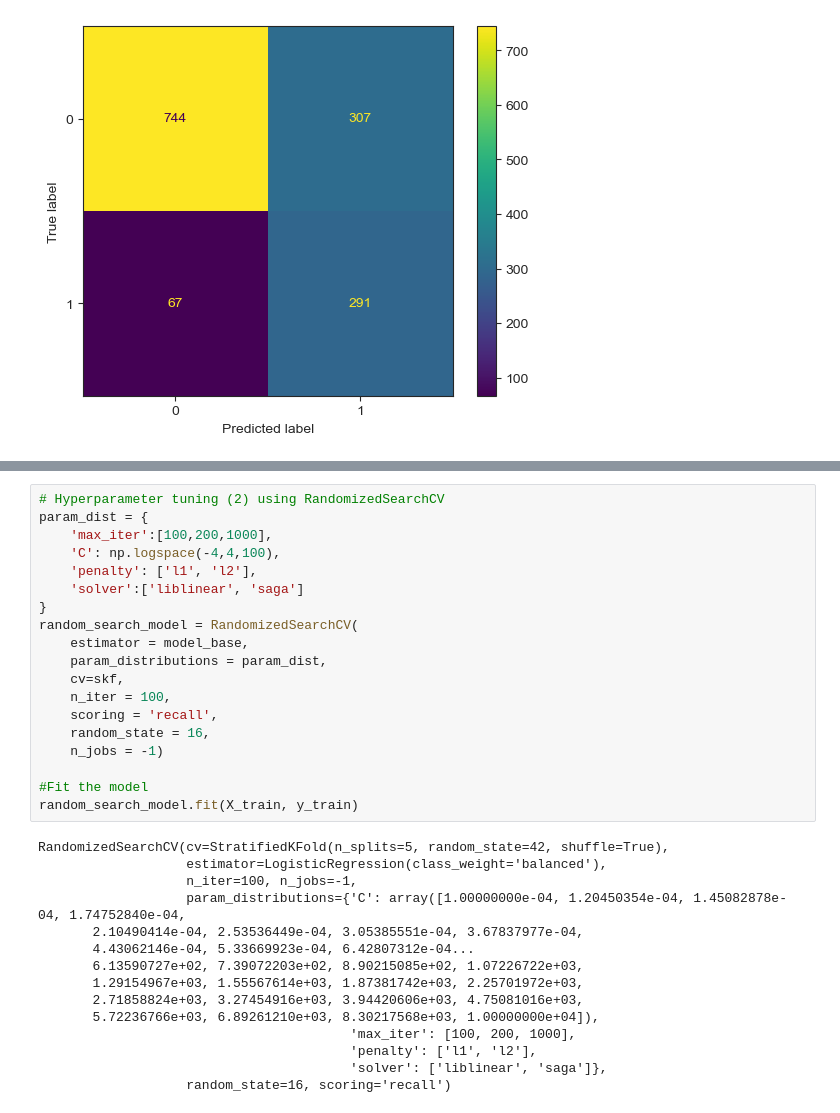
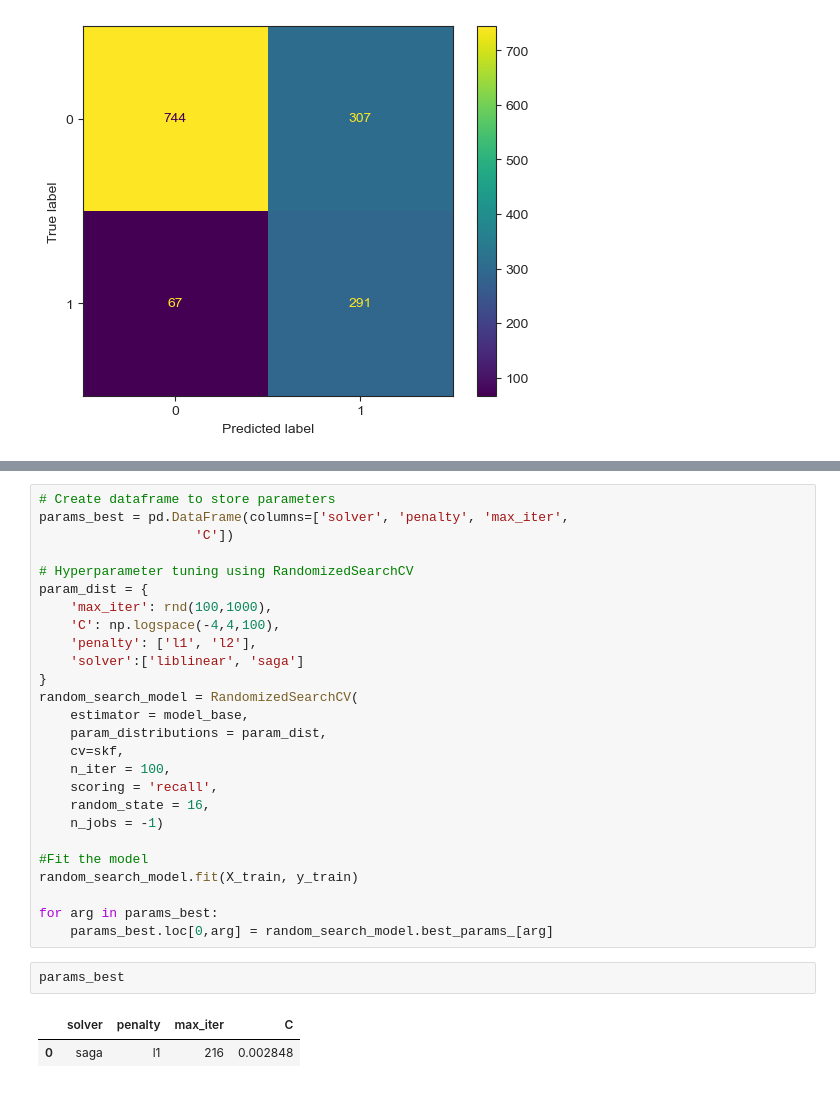
Before and after one commit to Rem-Josshua/customer_churn_analysis, a Jupyter notebook: customer_churn_analysis/logisctic_regression2.ipynb, the cells around one changed output, grey strips where cells are left out. Saved outputs shown, nothing was run; the diff lists cells and outputs as text.

Commit message:
Optimzed options for hyperparameter tuning and used scipy.stats randint() as rnd()

```diff
--- a/customer_churn_analysis/logisctic_regression2.ipynb
+++ b/customer_churn_analysis/logisctic_regression2.ipynb
@@ -445,7 +350,11 @@ plt.show()
 # %%
-# Hyperparameter tuning (2) using RandomizedSearchCV
+# Create dataframe to store parameters
+params_best = pd.DataFrame(columns=['solver', 'penalty', 'max_iter',
+                    'C'])
+
+# Hyperparameter tuning using RandomizedSearchCV
 param_dist = {
-    'max_iter':[100,200,1000],
+    'max_iter': rnd(100,1000),
     'C': np.logspace(-4,4,100),
     'penalty': ['l1', 'l2'],
     'solver':['liblinear', 'saga']
@@ -461,21 +370,14 @@ random_search_model = RandomizedSearchCV(
 
 #Fit the model
 random_search_model.fit(X_train, y_train)
+
+for arg in params_best:
+    params_best.loc[0,arg] = random_search_model.best_params_[arg]
-# %% [output]
-RandomizedSearchCV(cv=StratifiedKFold(n_splits=5, random_state=42, shuffle=True),
-                   estimator=LogisticRegression(class_weight='balanced'),
-                   n_iter=100, n_jobs=-1,
-                   param_distributions={'C': array([1.00000000e-04, 1.20450354e-04, 1.45082878e-04, 1.74752840e-04,
-       2.10490414e-04, 2.53536449e-04, 3.05385551e-04, 3.67837977e-04,
-       4.43062146e-04, 5.33669923e-04, 6.42807312e-04...
-       6.13590727e+02, 7.39072203e+02, 8.90215085e+02, 1.07226722e+03,
-       1.29154967e+03, 1.55567614e+03, 1.87381742e+03, 2.25701972e+03,
-       2.71858824e+03, 3.27454916e+03, 3.94420606e+03, 4.75081016e+03,
-       5.72236766e+03, 6.89261210e+03, 8.30217568e+03, 1.00000000e+04]),
-                                        'max_iter': [100, 200, 1000],
-                                        'penalty': ['l1', 'l2'],
-                                        'solver': ['liblinear', 'saga']},
-                   random_state=16, scoring='recall')
+# %%
+params_best
+# %% [output]
+|  | solver | penalty | max_iter | C |
+| 0 | saga | l1 | 216 | 0.002848 |
 # %%
 #Print results
 print('Best Parameters: ', random_search_model.best_params_)
```
Also changed, not shown: parts of 21 cells of this notebook, 1 other file.
